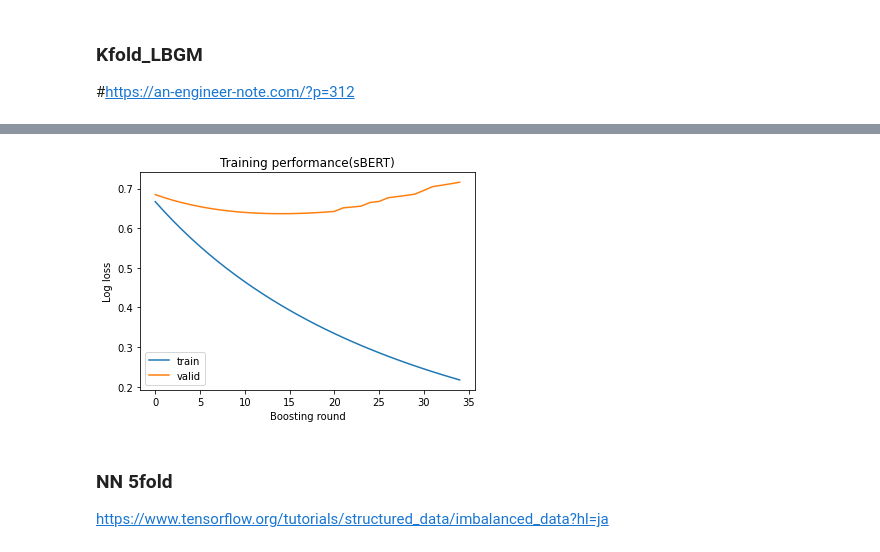
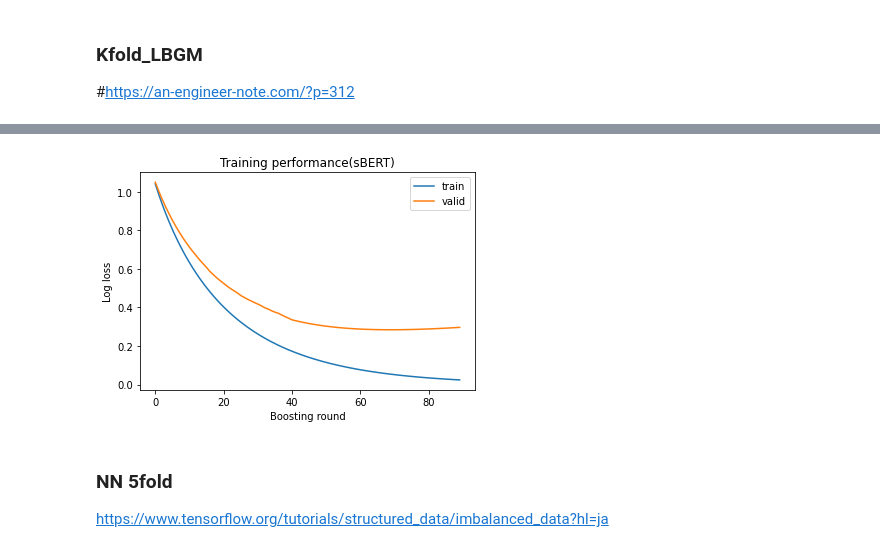
Before and after one commit to mecab-g/MRI, a Jupyter notebook: プロトコール予測/てすと.ipynb, the cells around one changed output, grey strips where cells are left out. Drawn from its saved outputs; the diff is of its cells as text; code cells hidden in the pictures.

```diff
--- a/プロトコール予測/てすと.ipynb
+++ b/プロトコール予測/てすと.ipynb
@@ -75,2 +91,0 @@ df_sBERT.head()
-# %%
-X,y = label_encording(df_sBERT)
@@ -99,13 +104,13 @@ X_train, X_test, y_train, y_test = train_test_split(X, y,
 # 5つのモデルを保存するリストの初期化
 models = []
 
-results = [] #学習の経過を保存する箱のまとめ
+train_results = [] #学習の経過を保存する箱のまとめ
 
 # 学習データの数だけの数列（0行から最終行まで連番）
 row_no_list = list(range(len(y_train)))
 
 # KFoldクラスをインスタンス化（これを使って5分割する）
-K_fold = StratifiedKFold(n_splits=5, shuffle=True,  random_state=0)
+K_fold = StratifiedKFold(n_splits=2, shuffle=True,  random_state=0)
 
 categorical_features = {*sorted(['pos_lbl', 'sec_lbl'])}
 # %%
@@ -119,6 +124,8 @@ for train_cv_no, eval_cv_no in K_fold.split(row_no_list, y_train):
     #不均衡データの重み
     w_array=Add_class_wight(X_train_cv,  y_train_cv)
 
-    result = run_LGBM(X_train_cv, y_train_cv,X_eval_cv, y_eval_cv )
-    results.append(result)
+    model, result = run_LGBM(X_train_cv, y_train_cv,X_eval_cv, y_eval_cv ,CF=categorical_features, CW=w_array)
+
+    models.append(model)
+    train_results.append(result)
 # %% [output]
@@ -308,17 +199,17 @@ evaluation_results
 # %%
 # 学習過程の可視化
-plt.plot(evaluation_results['train']['multi_logloss'], label='train')
-plt.plot(evaluation_results['valid']['multi_logloss'], label='valid')
+plt.plot(train_results[0]['train']['multi_logloss'], label='train')
+plt.plot(train_results[0]['valid']['multi_logloss'], label='valid')
 plt.ylabel('Log loss')
 plt.xlabel('Boosting round')
 plt.title('Training performance(sBERT)')
 plt.legend()
 plt.show()
 
 #https://potesara-tips.com/lightgbm-holdout/
 #https://potesara-tips.com/lightgbm-k-fold-cross-validation/
 # %% [output]
-[figure, old version]
+[figure, new version]
 # %% [markdown]
 ### NN 5fold
 
```
Also changed, not shown: parts of 48 cells of this notebook, 1 other file.
